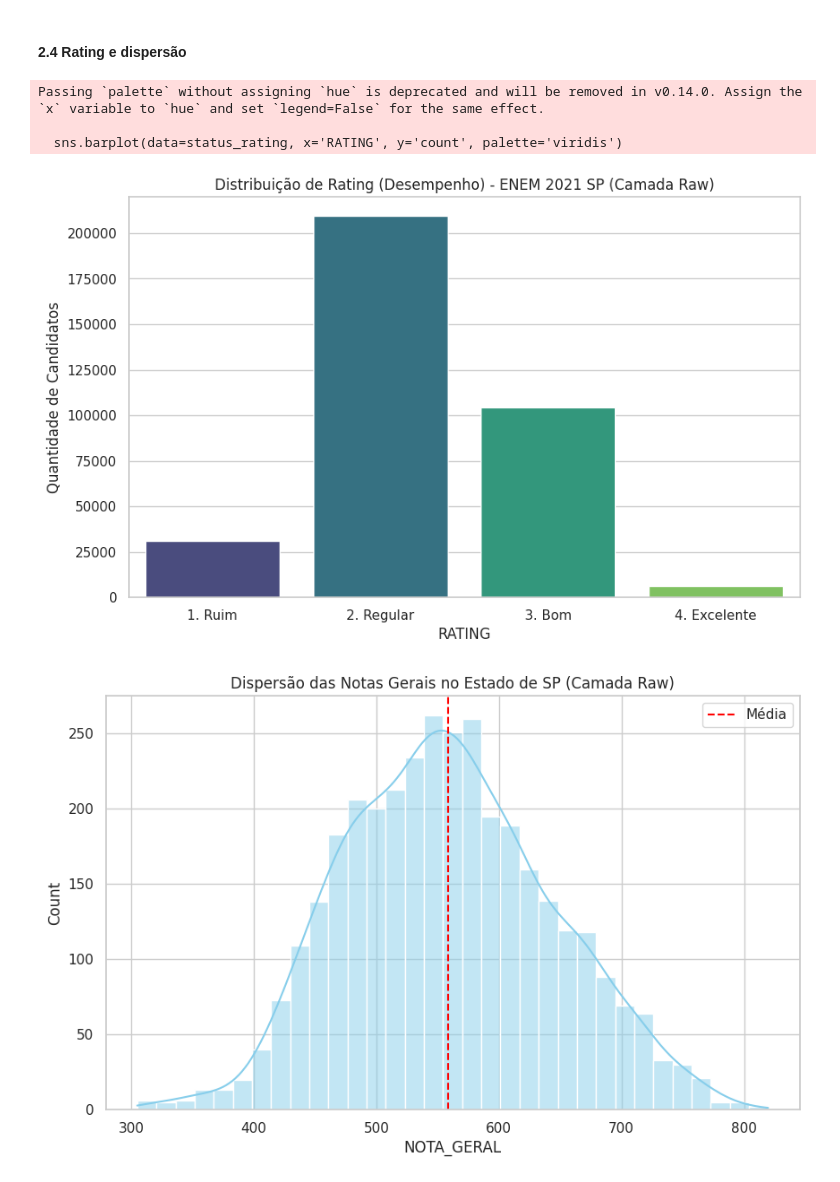
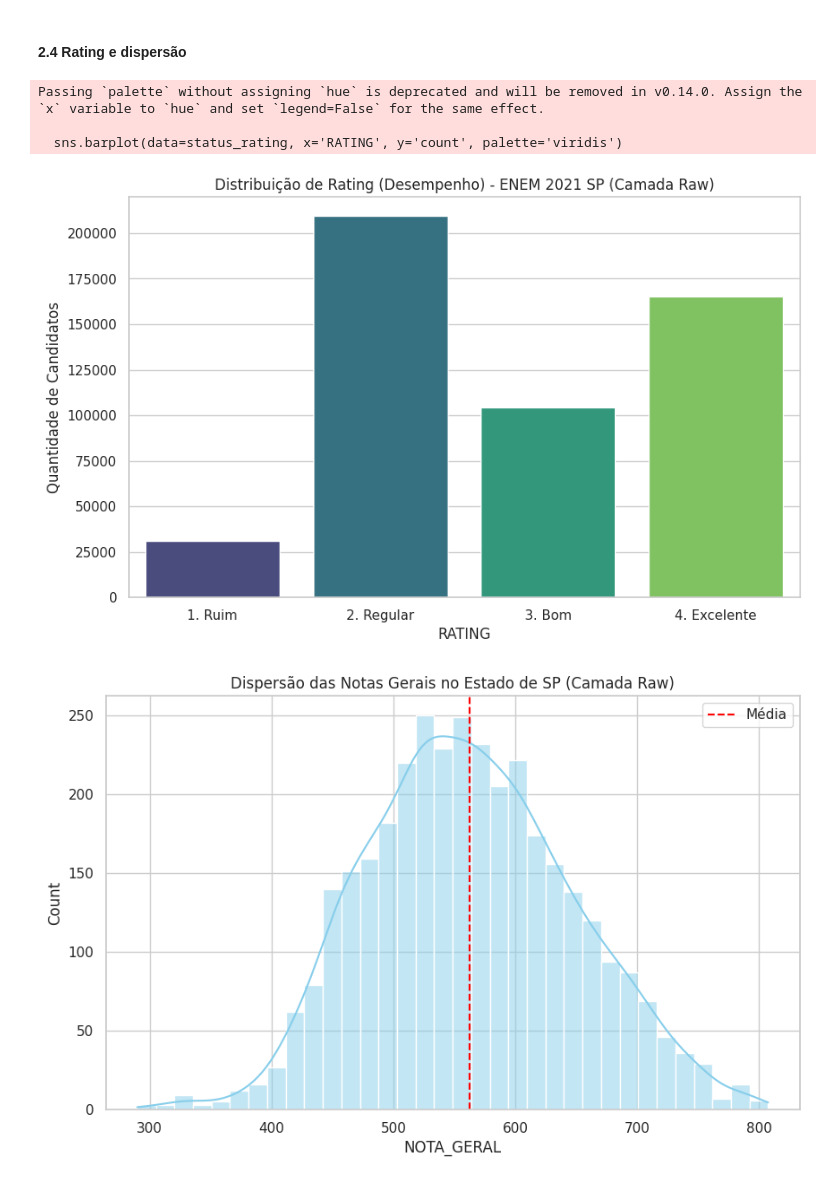
Before and after one commit to Caiomesvie/SDBD2---INEP, a Jupyter notebook: raw/analytcs.ipynb, the cells around one changed output. Drawn from its saved outputs; the diff is of its cells as text; code cells hidden in the pictures.

```diff
--- a/raw/analytcs.ipynb
+++ b/raw/analytcs.ipynb
@@ -205,37 +197,36 @@ plt.show()
 # %% [markdown]
 #### 2.4 Rating e dispersão
 # %%
-media_SP_notas = estado_SP.filter(F.col("TP_PRESENCA_CN") == 1) \
-    .withColumn("NOTA_GERAL", sum([F.col(c) for c in coluna_notas]) / 5)
+media_SP_notas = estado_SP.withColumn("NOTA_GERAL", sum([F.col(c) for c in coluna_notas]) / 5)
 
 media_SP_notas = media_SP_notas.withColumn("RATING",
     F.when(F.col("NOTA_GERAL") < 450, "1. Ruim")
      .when(F.col("NOTA_GERAL") < 600, "2. Regular")
      .when(F.col("NOTA_GERAL") < 750, "3. Bom")
      .otherwise("4. Excelente")
 )
 
 status_dispersao = media_SP_notas.select("NOTA_GERAL").summary("mean", "stddev", "min", "25%", "50%", "75%", "max")
 
 status_rating = media_SP_notas.groupBy("RATING").count().orderBy("RATING").toPandas()
 
 plt.figure(figsize=(10, 6))
 sns.barplot(data=status_rating, x='RATING', y='count', palette='viridis')
 plt.title('Distribuição de Rating (Desempenho) - ENEM 2021 SP (Camada Raw)')
 plt.ylabel('Quantidade de Candidatos')
 plt.show()
 
 amostra_notas = media_SP_notas.select("NOTA_GERAL").sample(False, 0.01).toPandas()
 
 plt.figure(figsize=(10, 6))
 sns.histplot(amostra_notas['NOTA_GERAL'], kde=True, color='skyblue')
 plt.axvline(amostra_notas['NOTA_GERAL'].mean(), color='red', linestyle='--', label='Média')
 plt.title('Dispersão das Notas Gerais no Estado de SP (Camada Raw)')
 plt.legend()
 plt.show()
 # %% [output]
 Passing `palette` without assigning `hue` is deprecated and will be removed in v0.14.0. Assign the `x` variable to `hue` and set `legend=False` for the same effect.
 
   sns.barplot(data=status_rating, x='RATING', y='count', palette='viridis')
-[figure, old version]
+[figure, new version]
-[figure, old version]
+[figure, new version]
```
Also changed, not shown: parts of 4 cells of this notebook.
